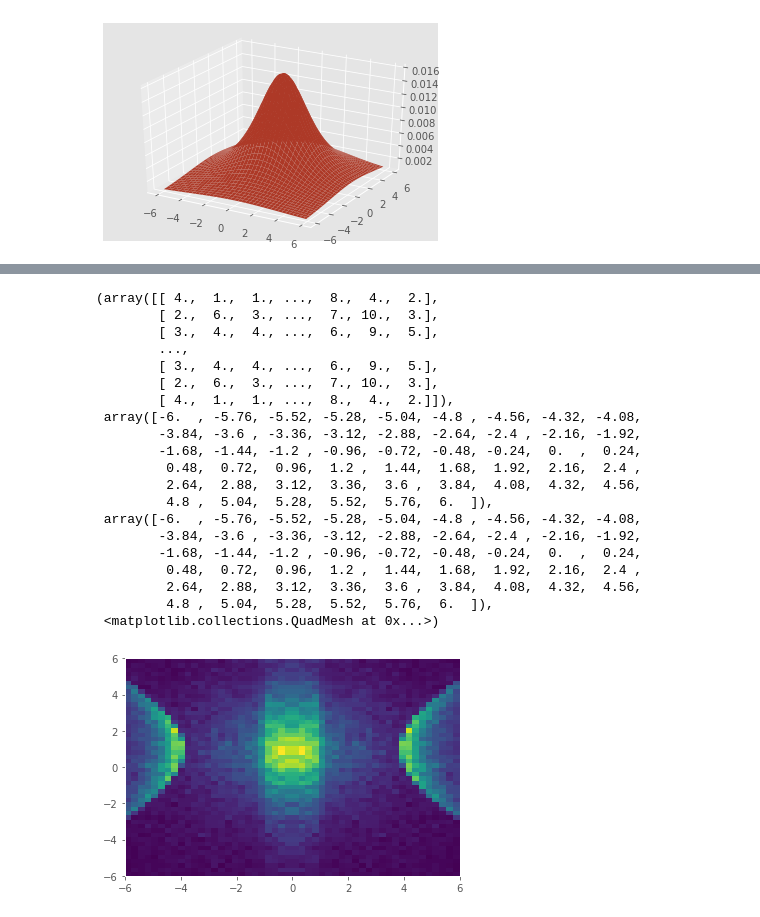
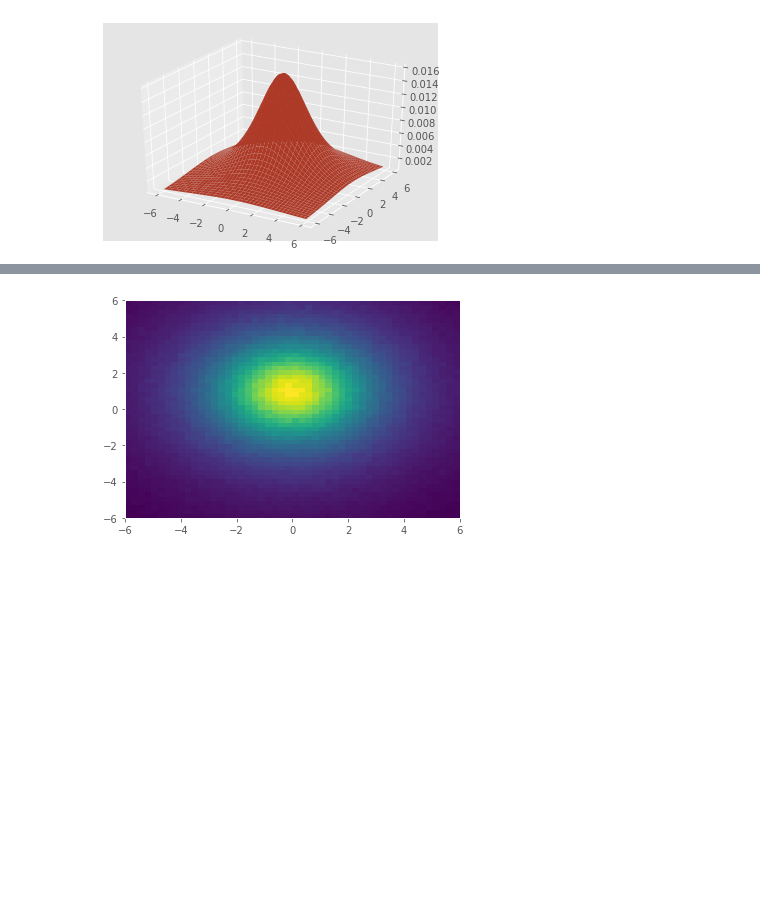
Before and after one commit to andrew-kulikov/matmod, a Jupyter notebook: src/lab2_continuous.ipynb, the cells around one changed output, grey strips where cells are left out. Drawn from its saved outputs; the diff is of its cells as text; code cells hidden in the pictures; blank space fills up the shorter version.

```diff
--- a/src/lab2_continuous.ipynb
+++ b/src/lab2_continuous.ipynb
@@ -52,11 +52,12 @@ from statlib.rand.engine import LCG
 # %%
 gen = BasicRand(LCG())
 # %%
-n = 100000
+n = 5000000
 # %%
 xi1 = np.array([gen.next() for _ in range(n)])
 xi2 = np.array([gen.next() for _ in range(n)])
 
-y = 1 + math.pi * np.tan(math.pi * xi1 - math.pi / 2)
-a = np.sqrt(math.pi**2 + (y - 1)**2)
-x = a * np.abs(2 * xi2 - 1 / a) / np.sqrt(np.abs(1 - (2 * xi2 - 1 / a)**2))
+y_p = 1 + math.pi * np.tan(math.pi * xi1 - math.pi / 2)
+a = np.sqrt(math.pi**2 + (y_p - 1)**2)
+t = 2 * xi2 - 1
+x_p = np.sign(t) * np.sign(1 - t**2) * a * np.abs(t) / np.sqrt(np.abs(1 - t**2))
@@ -84,24 +80,4 @@ plt.show()
 # %%
-plt.hist2d(x, y, bins=(50, 50), range=[(-6, 6), (-6, 6)])
+plt.hist2d(x_p, y_p, bins=(50, 50), range=[(-6, 6), (-6, 6)]);
 # %% [output]
-(array([[ 4.,  1.,  1., ...,  8.,  4.,  2.],
-        [ 2.,  6.,  3., ...,  7., 10.,  3.],
-        [ 3.,  4.,  4., ...,  6.,  9.,  5.],
-        ...,
-        [ 3.,  4.,  4., ...,  6.,  9.,  5.],
-        [ 2.,  6.,  3., ...,  7., 10.,  3.],
-        [ 4.,  1.,  1., ...,  8.,  4.,  2.]]),
- array([-6.  , -5.76, -5.52, -5.28, -5.04, -4.8 , -4.56, -4.32, -4.08,
-        -3.84, -3.6 , -3.36, -3.12, -2.88, -2.64, -2.4 , -2.16, -1.92,
-        -1.68, -1.44, -1.2 , -0.96, -0.72, -0.48, -0.24,  0.  ,  0.24,
-         0.48,  0.72,  0.96,  1.2 ,  1.44,  1.68,  1.92,  2.16,  2.4 ,
-         2.64,  2.88,  3.12,  3.36,  3.6 ,  3.84,  4.08,  4.32,  4.56,
-         4.8 ,  5.04,  5.28,  5.52,  5.76,  6.  ]),
- array([-6.  , -5.76, -5.52, -5.28, -5.04, -4.8 , -4.56, -4.32, -4.08,
-        -3.84, -3.6 , -3.36, -3.12, -2.88, -2.64, -2.4 , -2.16, -1.92,
-        -1.68, -1.44, -1.2 , -0.96, -0.72, -0.48, -0.24,  0.  ,  0.24,
-         0.48,  0.72,  0.96,  1.2 ,  1.44,  1.68,  1.92,  2.16,  2.4 ,
-         2.64,  2.88,  3.12,  3.36,  3.6 ,  3.84,  4.08,  4.32,  4.56,
-         4.8 ,  5.04,  5.28,  5.52,  5.76,  6.  ]),
- <matplotlib.collections.QuadMesh at 0x...>)
-[figure, old version]
+[figure, new version]
```
Also changed, not shown: parts of 7 cells of this notebook.
